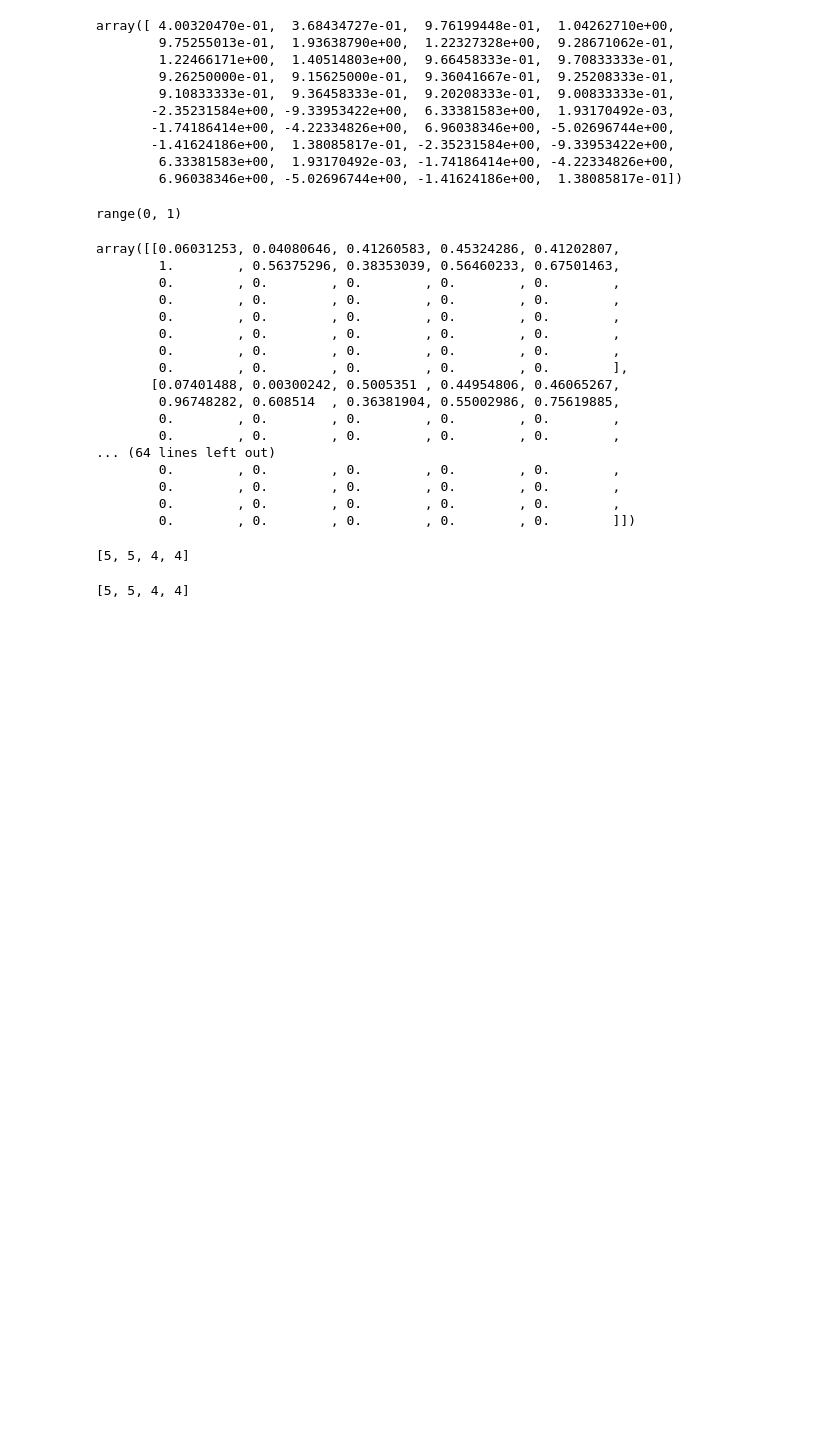
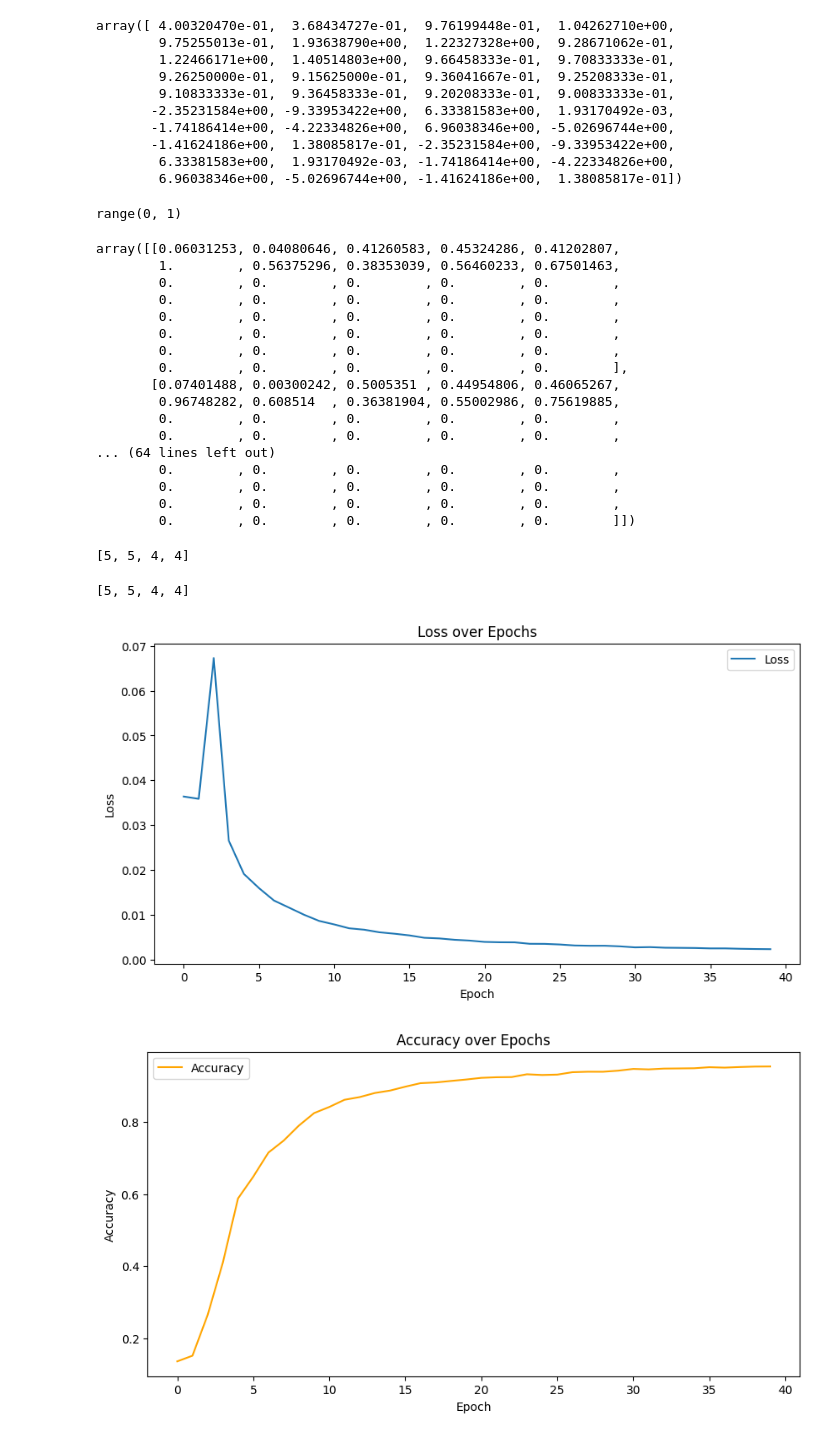
Before and after one commit to dariofenoglio98/FLUX, a Jupyter notebook: tmp_hide/trash.ipynb, the cells around one changed output. Cells and saved outputs as stored; diff of their text form; code cells hidden in the pictures; blank space fills up the shorter version.

Commit message:
plots_across_folds - tested

```diff
--- a/tmp_hide/trash.ipynb
+++ b/tmp_hide/trash.ipynb
@@ -131,0 +134,23 @@ x
+# %%
+import matplotlib.pyplot as plt
+
+# Plotting loss
+plt.figure(figsize=(10, 5))
+plt.plot(x['loss'], label='Loss')
+plt.xlabel('Epoch')
+plt.ylabel('Loss')
+plt.title('Loss over Epochs')
+plt.legend()
+plt.show()
+
+# Plotting accuracy
+plt.figure(figsize=(10, 5))
+plt.plot(x['accuracy'], label='Accuracy', color='orange')
+plt.xlabel('Epoch')
+plt.ylabel('Accuracy')
+plt.title('Accuracy over Epochs')
+plt.legend()
+plt.show()
+# %% [output]
+[figure, added]
+[figure, added]
```
Also changed, not shown: parts of 8 cells of this notebook, 8 other files.
